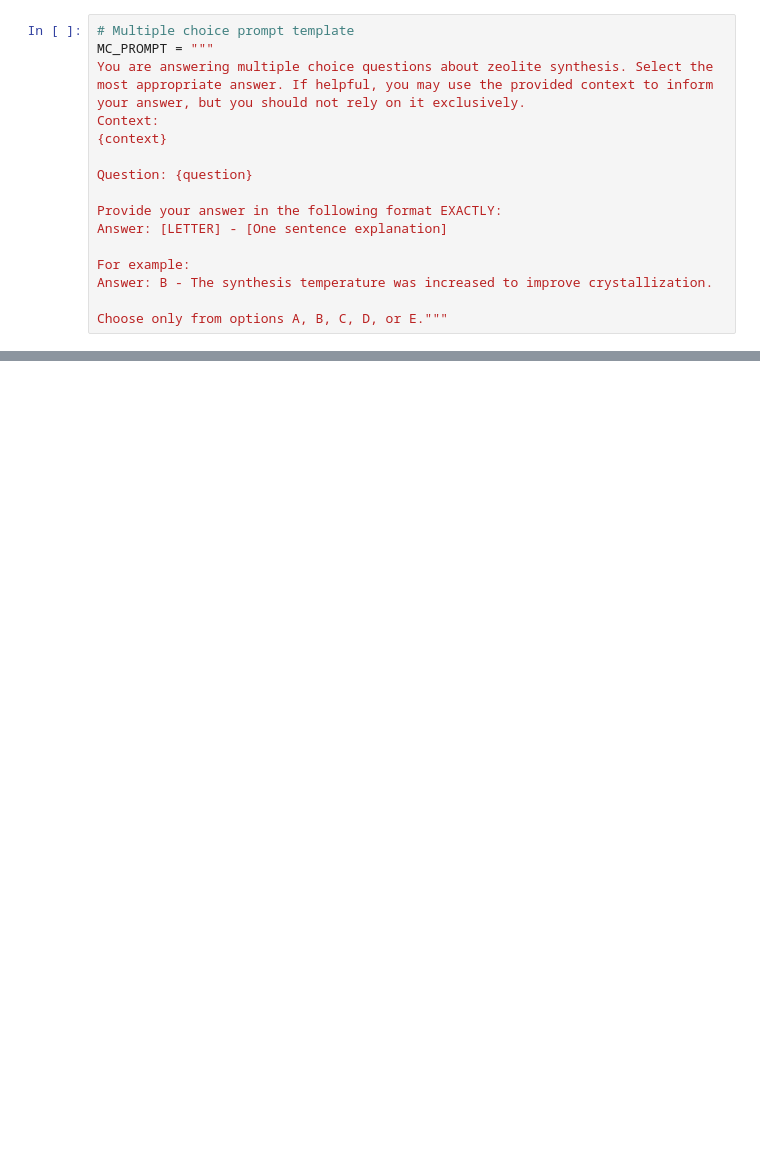
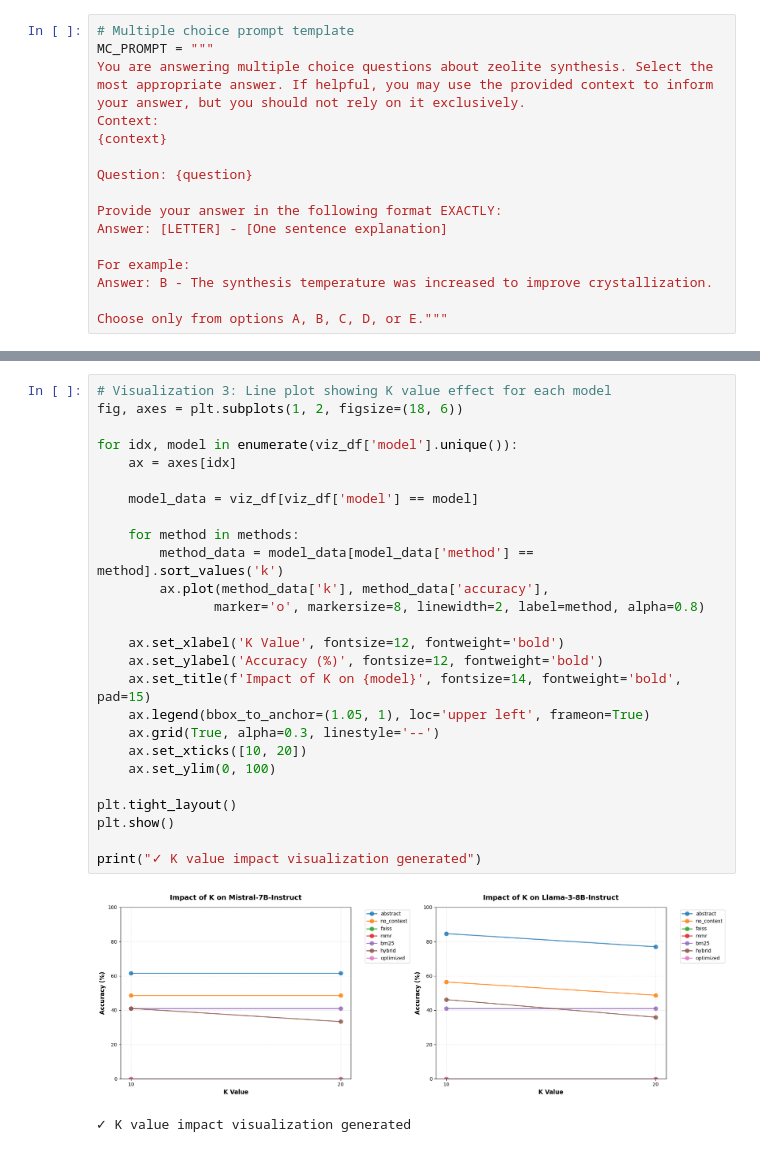
Before and after one commit to mrigi-munjal/zeoRAG, a Jupyter notebook: Mrigi 23b Benchmarking for generation quality copy.ipynb, the cells around one changed output, grey strips where cells are left out. Drawn from its saved outputs; the diff is of its cells as text; blank space fills up the shorter version.

```diff
--- a/Mrigi 23b Benchmarking for generation quality copy.ipynb
+++ b/Mrigi 23b Benchmarking for generation quality copy.ipynb
@@ -1532,0 +818,29 @@ print(f"  - Model responses and explanations")
+# %%
+# Visualization 3: Line plot showing K value effect for each model
+fig, axes = plt.subplots(1, 2, figsize=(18, 6))
+
+for idx, model in enumerate(viz_df['model'].unique()):
+    ax = axes[idx]
+
+    model_data = viz_df[viz_df['model'] == model]
+
+    for method in methods:
+        method_data = model_data[model_data['method'] == method].sort_values('k')
+        ax.plot(method_data['k'], method_data['accuracy'],
+               marker='o', markersize=8, linewidth=2, label=method, alpha=0.8)
+
+    ax.set_xlabel('K Value', fontsize=12, fontweight='bold')
+    ax.set_ylabel('Accuracy (%)', fontsize=12, fontweight='bold')
+    ax.set_title(f'Impact of K on {model}', fontsize=14, fontweight='bold', pad=15)
+    ax.legend(bbox_to_anchor=(1.05, 1), loc='upper left', frameon=True)
+    ax.grid(True, alpha=0.3, linestyle='--')
+    ax.set_xticks([10, 20])
+    ax.set_ylim(0, 100)
+
+plt.tight_layout()
+plt.show()
+
+print("✓ K value impact visualization generated")
+# %% [output]
+[figure, added]
+✓ K value impact visualization generated
```
Also changed, not shown: parts of 46 cells of this notebook.
